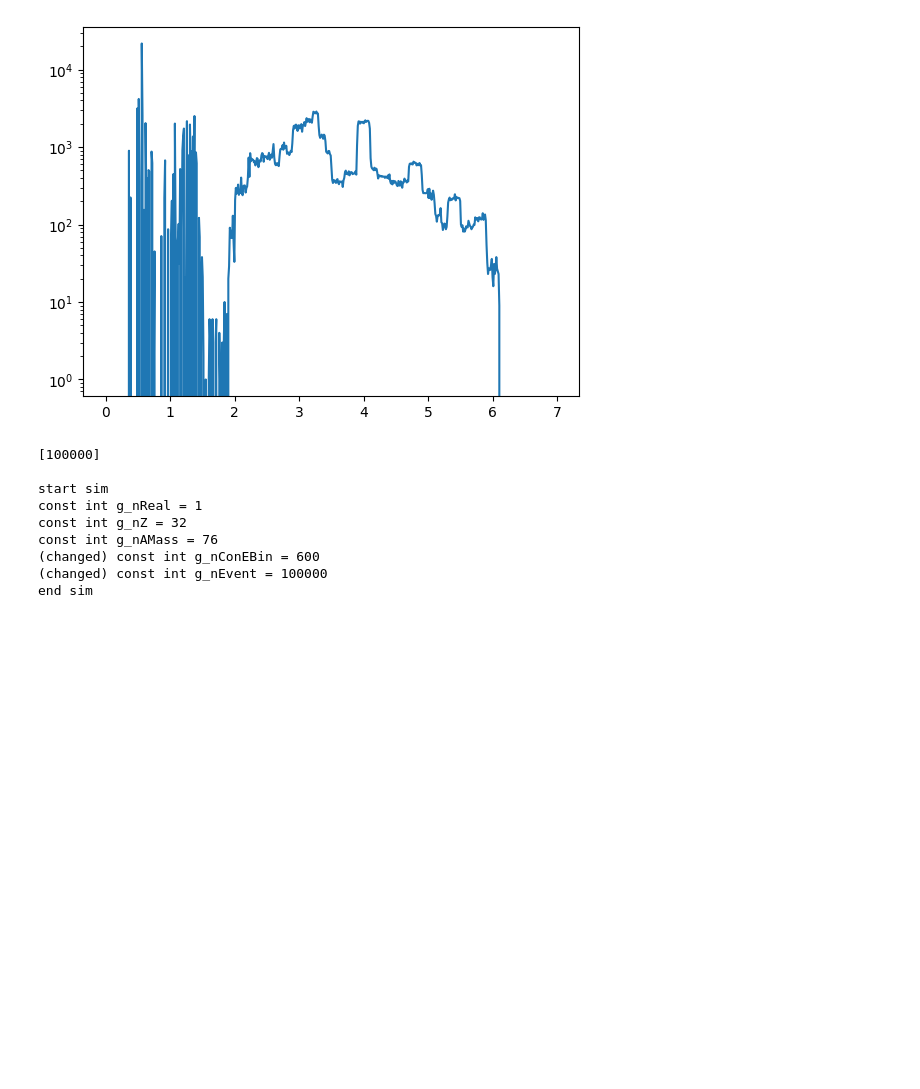
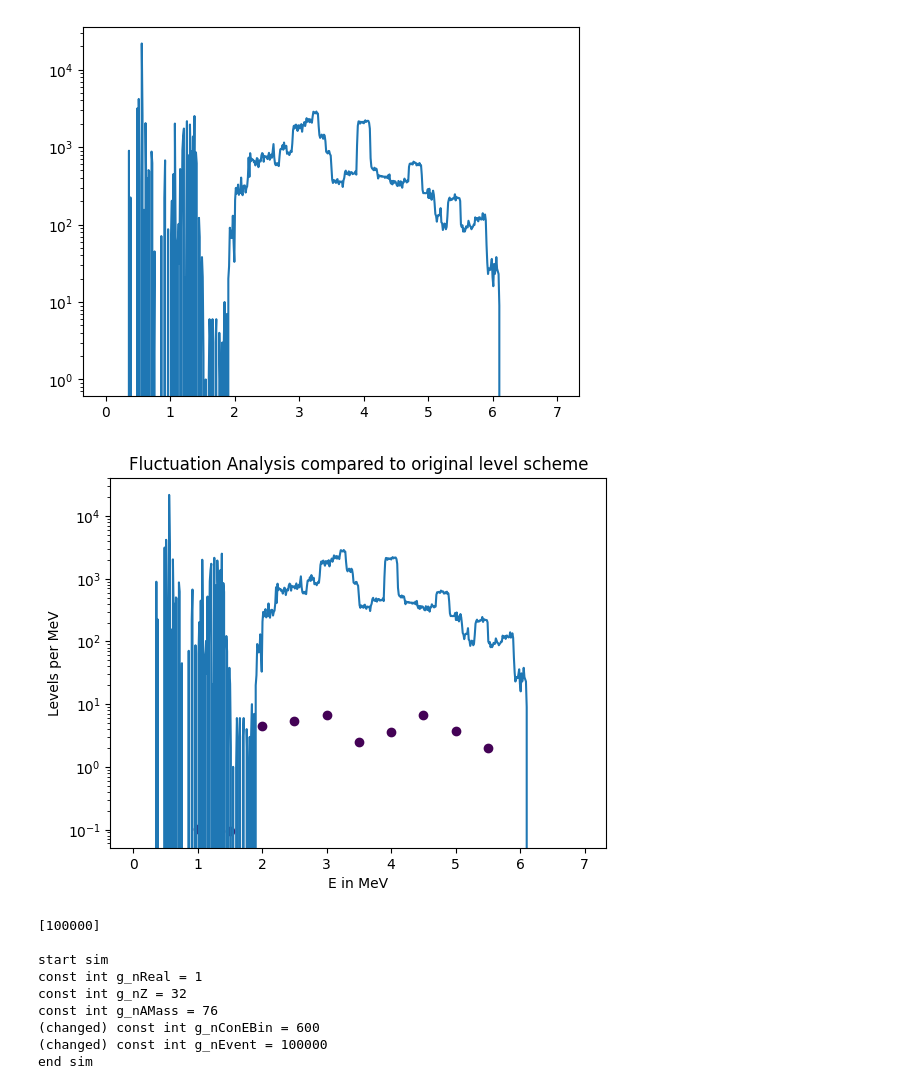
Before and after one commit to CauchyApprentice/Fluctuation-Analysis, a Jupyter notebook: main.ipynb, the cells around one changed output. Saved outputs shown, nothing was run; the diff lists cells and outputs as text; code cells hidden in the pictures; blank space fills up the shorter version.

```diff
--- a/main.ipynb
+++ b/main.ipynb
@@ -32,6 +22,3 @@ settings_data = {
-# %%
-fluc = FluctuationAnalysis.FluctuationAnalysis(settings_data)
-casc = Cascades.Cascades(settings_data)
 # %%
 #run = fluc.run_simulation()
 # energy, spin_array = fluc.get_level_arrays(fluc.get_level_data(run))
@@ -60,6 +47,10 @@ plt.savefig(std_path / "MyTestNumber3.png", dpi = 300)
 # %%
 fa = fluc.fluctuation_analysis(energy, bin_counter)
 fluc.plot_fluctuation_analysis(energy, fa, file_name="Beta1")
+# %%
+fluc.plot_comparison(fa["fin_energy_int"],fa["fa_dens"],energy,bin_counter,std_path,"BetaComp1", new_figure=False)
+# %% [output]
+[figure, added]
 # %%
 def generate_event_count_slider_plots(ev_start, ev_step, ev_end, *, bin = settings[Setting.g_nConEBin]):
     event_count0 = settings[Setting.g_nEvent]
```
Also changed, not shown: parts of 2 cells of this notebook.
